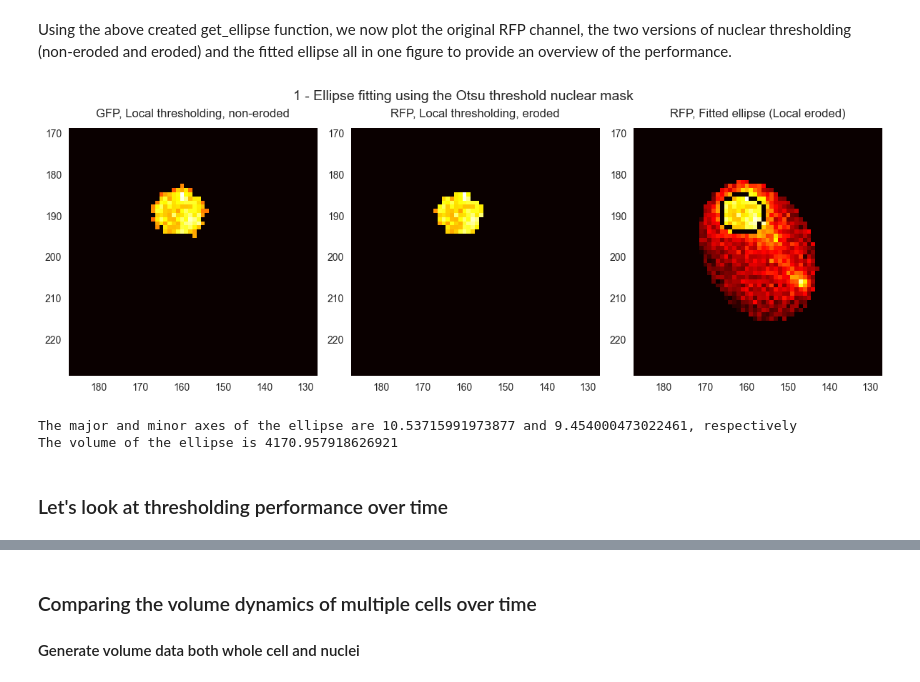
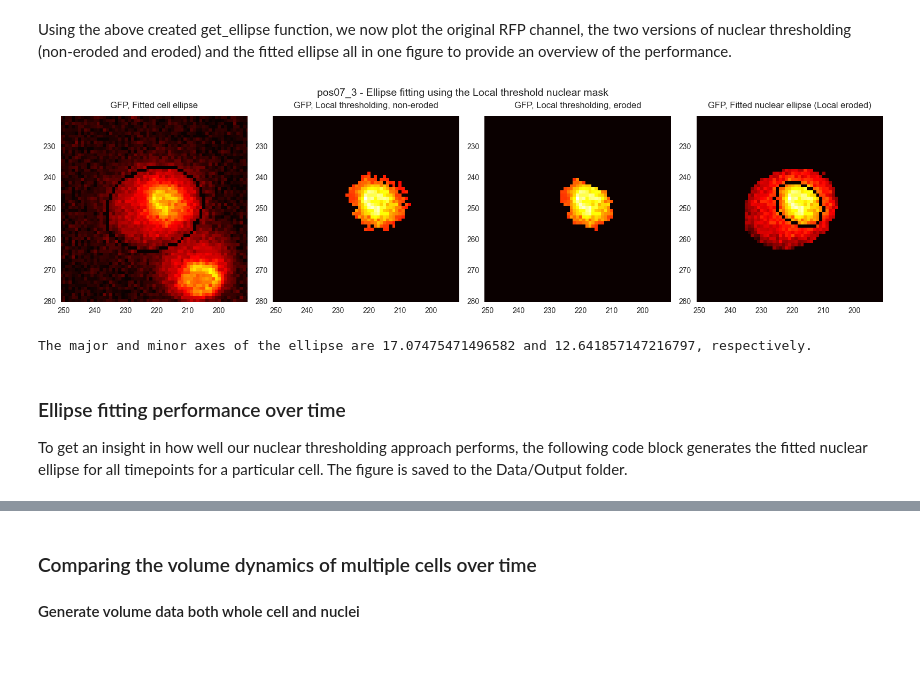
Before and after one commit to olledejong/Sfp1-Analysis, a Jupyter notebook: Volume_analysis.ipynb, the cells around one changed output, grey strips where cells are left out. Saved outputs shown, nothing was run; the diff lists cells and outputs as text; code cells hidden in the pictures; blank space fills up the shorter version.

Commit message:
Progress on Nup133 volume analysis. Now correctly calculating whole cell and nuclear volumes. TODO: plot these over time for all cells.

```diff
--- a/Volume_analysis.ipynb
+++ b/Volume_analysis.ipynb
@@ -90,4 +89,17 @@ def plot_from_list(fig_title, data_list, xlim, ylim, save_fig=False, filename="t
     else:
         plt.show()
+# %%
+"""Conversion from TimeIDs to time points in minutes """
+TimeIDs = 150
+time_step = 5
+
+TimeIDs = range(1, TimeIDs + 1, 1) #+1 because the last number is not accounted
+time_mins = []
+
+for i in TimeIDs:
+    t = time_step*(i-1)
+    time_mins.append(t)
+
+time_conversion = pd.DataFrame({"TimeID" : TimeIDs, "Time" : time_mins})
 # %% [markdown]
 Now that we've loaded some handy functions, we can proceed with creating a function for loading BudJ data. One file contains the information for one position which include one through three/four individual cells.
@@ -140,7 +182,7 @@ Lets also define a function, since it will be used multiple times, for getting t
 # %%
 def get_whole_cell_mask(t, single_cell_data, image_shape):
     # get/calculate the ellipse information
-    x_pos, y_pos, majorR, minorR, A = ellipse(t, single_cell_data, scaling_factor)
+    x_pos, y_pos, majorR, minorR, A = ellipse_from_budj(t, single_cell_data, scaling_factor)
 
     y_dim, x_dim = image_shape  # get the dimensions (512x512)
 
@@ -163,11 +205,8 @@ def get_whole_cell_mask(t, single_cell_data, image_shape):
 The image channels are split, where after the whole cell mask is created. That, and the
 two original channels are plotted, which makes them visually comparable.
 """
-# let's take position 01 as example
-pos = "01"
-# number of cells in the current position (list comprehension)
-cell_data = load_budj_data_for_pos(pos)
-num_cells = cell_data.Cell.nunique()
+pos = "02"
+cell_pos = "pos02_1"
 
 # This image variable is a 4 dimensional array. The outer array of 150 length holds matrices of
 # 512 by 512 pixels. These each hold 2 values. Index 0: BF channel, index 1: GFP channel
@@ -175,11 +214,11 @@ image = imread(os.path.join(f"{tiff_files_dir}2022_12_06_nup133_yegfp_xy{pos}.nd
 
 # let's take cell 2 of position 01 as example
 cell = 1
-cell_pos = f"pos{pos}_{cell}"
-print(f"There are {num_cells} cells in position {pos}. Lets take a look at cell {cell_pos}.")
+
+print(f"Lets take a look at cell {cell_pos}.")
 
 # get the data for the single cell
-single_cell_data = cell_data[cell_data["Cell"] == cell]
+single_cell_data = budj_data[budj_data["Cell_pos"] == cell_pos]
 
 t = 16
 t_in_tiff = t - 1  # skew the time by one
@@ -290,30 +319,31 @@ def get_ellipse(cell_name, imageRFP, nuc_mask):
     # if there is a contour found
     if len(contours) > 0:
         return cv2.fitEllipse(max(contours, key=len))
-    else:
-        print(f"There was no contour found for cell {cell_name}")
 # %% [markdown]
 Using the above created get_ellipse function, we now plot the original RFP channel, the two versions of nuclear thresholding (non-eroded and eroded) and the fitted ellipse all in one figure to provide an overview of the performance.
 # %%
 # TODO Only for the last processed cell above
 # get the nuclear ellipse
 (x, y), (MA, ma), angle = get_ellipse(cell, imageGFP, imageGFP_nuc_mask_local_eroded)  # use imageRFP and nuc_mask_otsu from last plotted cell above
 cv2_ellipse = ((x, y), (MA, ma), angle)
 
+(c_x, c_y), (c_MA, c_ma), c_angle = get_ellipse(cell, imageGFP, whole_cell_mask)
+cv2_ellipse_cell = ((c_x, c_y), (c_MA, c_ma), c_angle)
+
 # plot side by side
 to_plot = [
+    ["GFP, Fitted cell ellipse", cv2.ellipse(imageGFP, cv2_ellipse_cell, (0, 0, 0), 1)], # arguments: 1, image data 2, fitted ellipse 3, color (BGR), 4, linewidth
     ["GFP, Local thresholding, non-eroded", imageGFP * imageGFP_nuc_mask_local],
     ["GFP, Local thresholding, eroded", imageGFP * imageGFP_nuc_mask_local_eroded],
-    ["GFP, Fitted ellipse (Local eroded)", cv2.ellipse(imageGFP * whole_cell_mask, cv2_ellipse, (0, 0, 0), 1)] # arguments: 1, image data 2, fitted ellipse 3, color (BGR), 4, linewidth
+    ["GFP, Fitted nuclear ellipse (Local eroded)", cv2.ellipse(imageGFP * whole_cell_mask, cv2_ellipse, (0, 0, 0), 1)] # arguments: 1, image data 2, fitted ellipse 3, color (BGR), 4, linewidth
 ]
-plot_from_list(f"pos{pos}_{cell} - Ellipse fitting using the Local threshold nuclear mask", to_plot, (x_pos + 30, x_pos - 30), (y_pos + 30, y_pos - 30), False)
+plot_from_list(f"{cell} - Ellipse fitting using the Local threshold nuclear mask", to_plot, (x_pos + 30, x_pos - 30), (y_pos + 30, y_pos - 30), False)
 
 print(f"The major and minor axes of the ellipse are {ma} and {MA}, respectively.")
-print(f"The volume of the ellipse is {4/3 * pi * MA * ma * ((ma + MA) / 2)}") # where the third axis is the average of the major and minor axes
 # %% [output]
-[figure, old version]
+[figure, new version]
-The major and minor axes of the ellipse are 10.53715991973877 and 9.454000473022461, respectively
-The volume of the ellipse is 4170.957918626921
+The major and minor axes of the ellipse are 17.07475471496582 and 12.641857147216797, respectively.
-# %% [markdown]
-### Let's look at thresholding performance over time
+# %% [markdown]
+### Ellipse fitting performance over time
+To get an insight in how well our nuclear thresholding approach performs, the following code block generates the fitted nuclear ellipse for all timepoints for a particular cell. The figure is saved to the Data/Output folder.
 # %%
```
Also changed, not shown: parts of 14 cells of this notebook.
